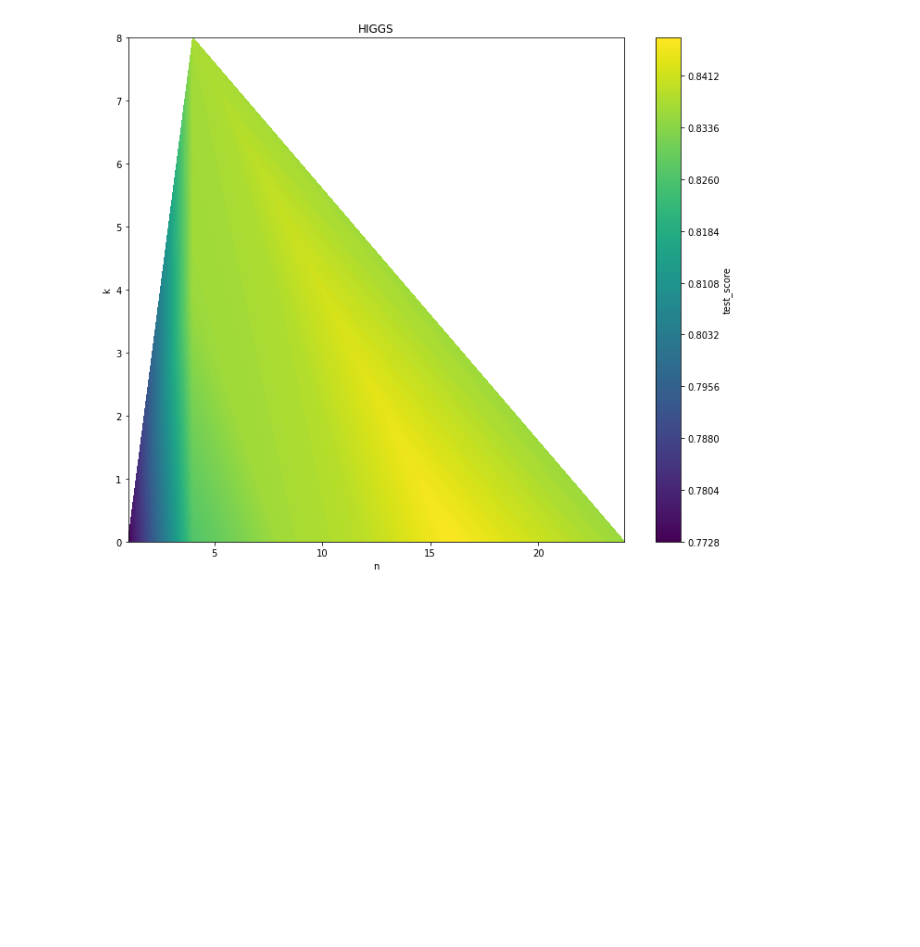
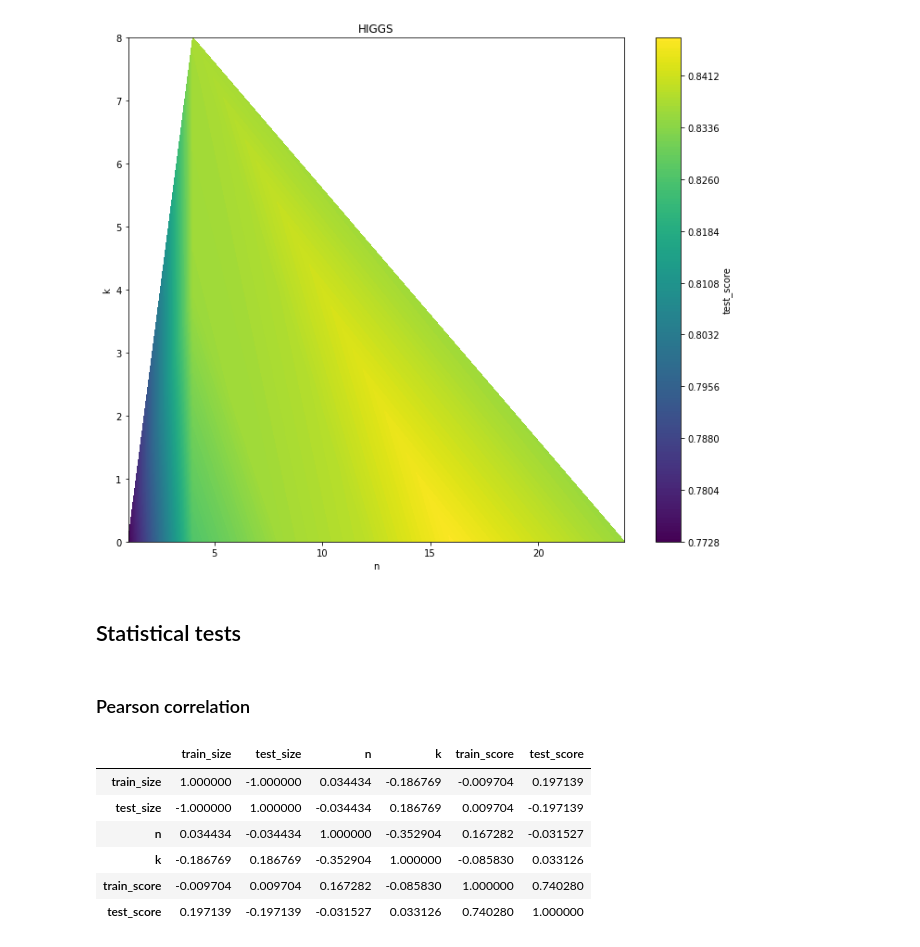
Before and after one commit to mykola-semenov/ResNet_tabular, a Jupyter notebook: ResNet_tabular.ipynb, the cells around one changed output. Drawn from its saved outputs; the diff is of its cells as text; code cells hidden in the pictures; blank space fills up the shorter version.

```diff
--- a/ResNet_tabular.ipynb
+++ b/ResNet_tabular.ipynb
@@ -358,3 +358,17 @@ for dataset in result['dataset'].unique():
 # %% [output]
 [figure]
 [figure]
+# %% [markdown]
+## Statistical tests
+# %% [markdown]
+### Pearson correlation
+# %%
+result.corr()
+# %% [output]
+|  | train_size | test_size | n | k | train_score | test_score |
+| train_size | 1.000000 | -1.000000 | 0.034434 | -0.186769 | -0.009704 | 0.197139 |
+| test_size | -1.000000 | 1.000000 | -0.034434 | 0.186769 | 0.009704 | -0.197139 |
+| n | 0.034434 | -0.034434 | 1.000000 | -0.352904 | 0.167282 | -0.031527 |
+| k | -0.186769 | 0.186769 | -0.352904 | 1.000000 | -0.085830 | 0.033126 |
+| train_score | -0.009704 | 0.009704 | 0.167282 | -0.085830 | 1.000000 | 0.740280 |
+| test_score | 0.197139 | -0.197139 | -0.031527 | 0.033126 | 0.740280 | 1.000000 |
```
Also changed, not shown: parts of 5 cells of this notebook.
